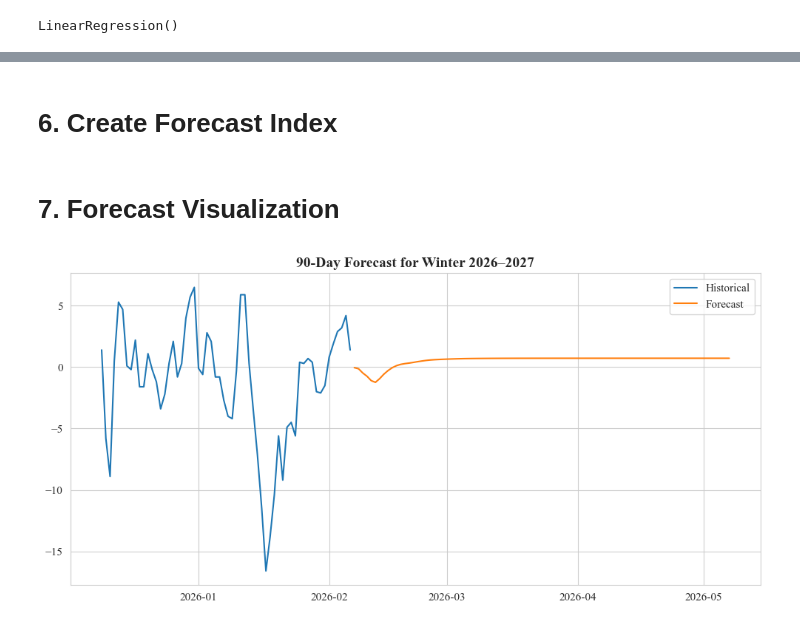
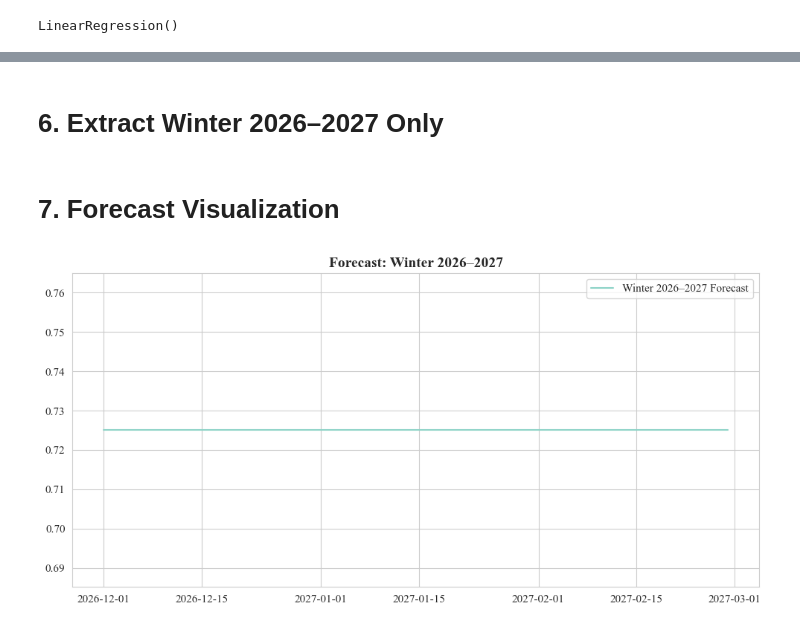
Before and after one commit to x1n0x/time-series-temperature-forecast, a Jupyter notebook: notebooks/06_winter_2026_2027_forecast.ipynb, the cells around one changed output, grey strips where cells are left out. Drawn from its saved outputs; the diff is of its cells as text; code cells hidden in the pictures.

Commit message:
Add winter 2026–2027 recursive forecast and document convergence behavior

```diff
--- a/notebooks/06_winter_2026_2027_forecast.ipynb
+++ b/notebooks/06_winter_2026_2027_forecast.ipynb
@@ -116,36 +103,24 @@ for step in range(forecast_horizon):
 # %% [markdown]
-# **6. Create Forecast Index**
+# **6. Extract Winter 2026–2027 Only**
 # %%
-last_date = df_model.index[-1]
+forecast_df = pd.DataFrame(
+    future_predictions,
+    columns=["date", "forecast"]
+).set_index("date")
 
-future_dates = pd.date_range(
-    start=last_date + pd.Timedelta(days=1),
-    periods=forecast_horizon,
-    freq="D"
-)
-
-forecast_series = pd.Series(
-    future_predictions,
-    index=future_dates
-)
+winter_forecast = forecast_df.loc["2026-12-01":"2027-02-28"]
 # %% [markdown]
 # **7. Forecast Visualization**
 # %%
 plt.figure(figsize=(10,5))
 
-# Plot last 60 historical days
-plt.plot(df_model.index[-60:],
-         df_model["tavg"].iloc[-60:],
-         label="Historical")
+plt.plot(winter_forecast.index,
+         winter_forecast["forecast"],
+         label="Winter 2026–2027 Forecast")
 
-# Plot forecast
-plt.plot(forecast_series.index,
-         forecast_series.values,
-         label="Forecast")
-
-plt.title("90-Day Forecast for Winter 2026–2027")
+plt.title("Forecast: Winter 2026–2027")
 plt.legend()
 plt.tight_layout()
 plt.show()
 # %% [output]
-[figure, old version]
+[figure, new version]
```
Also changed, not shown: parts of 6 cells of this notebook.
